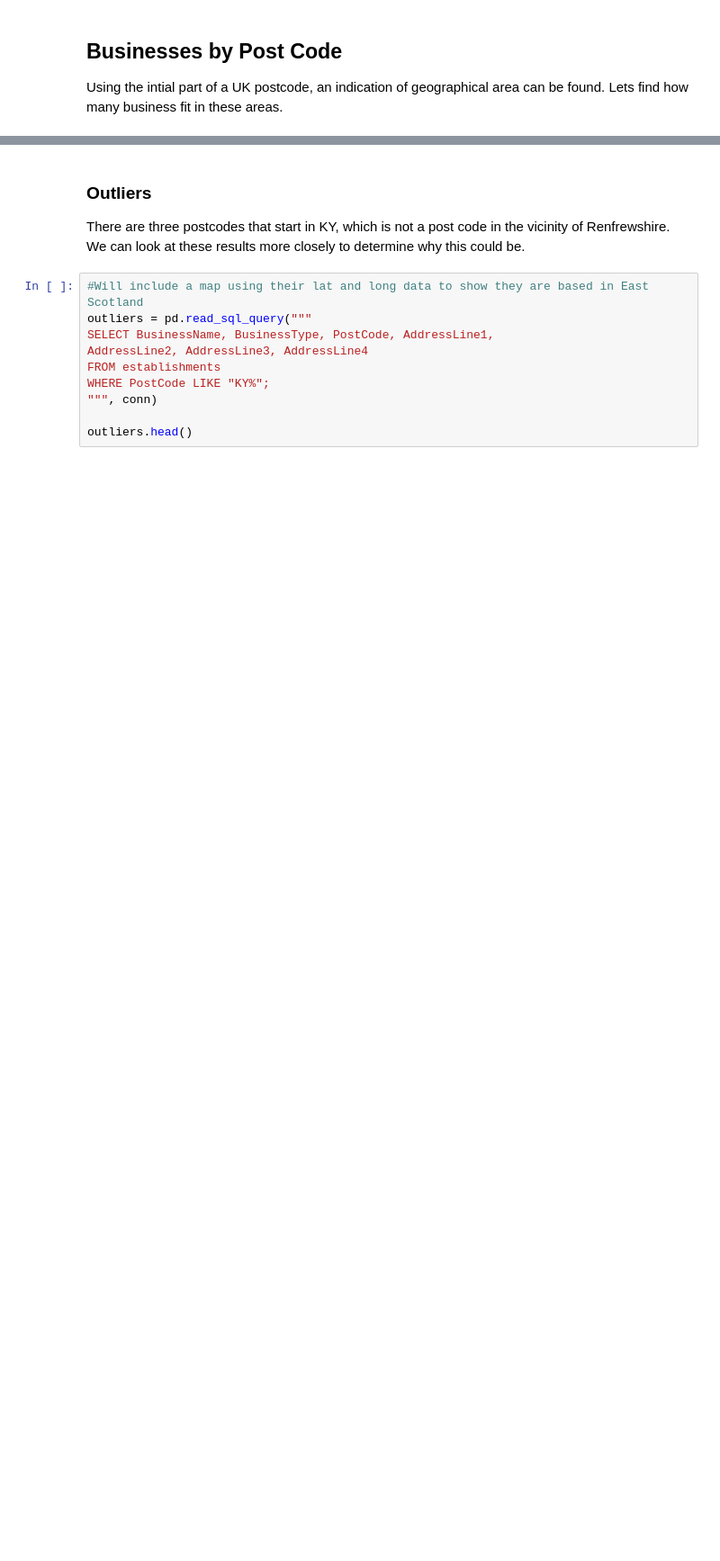
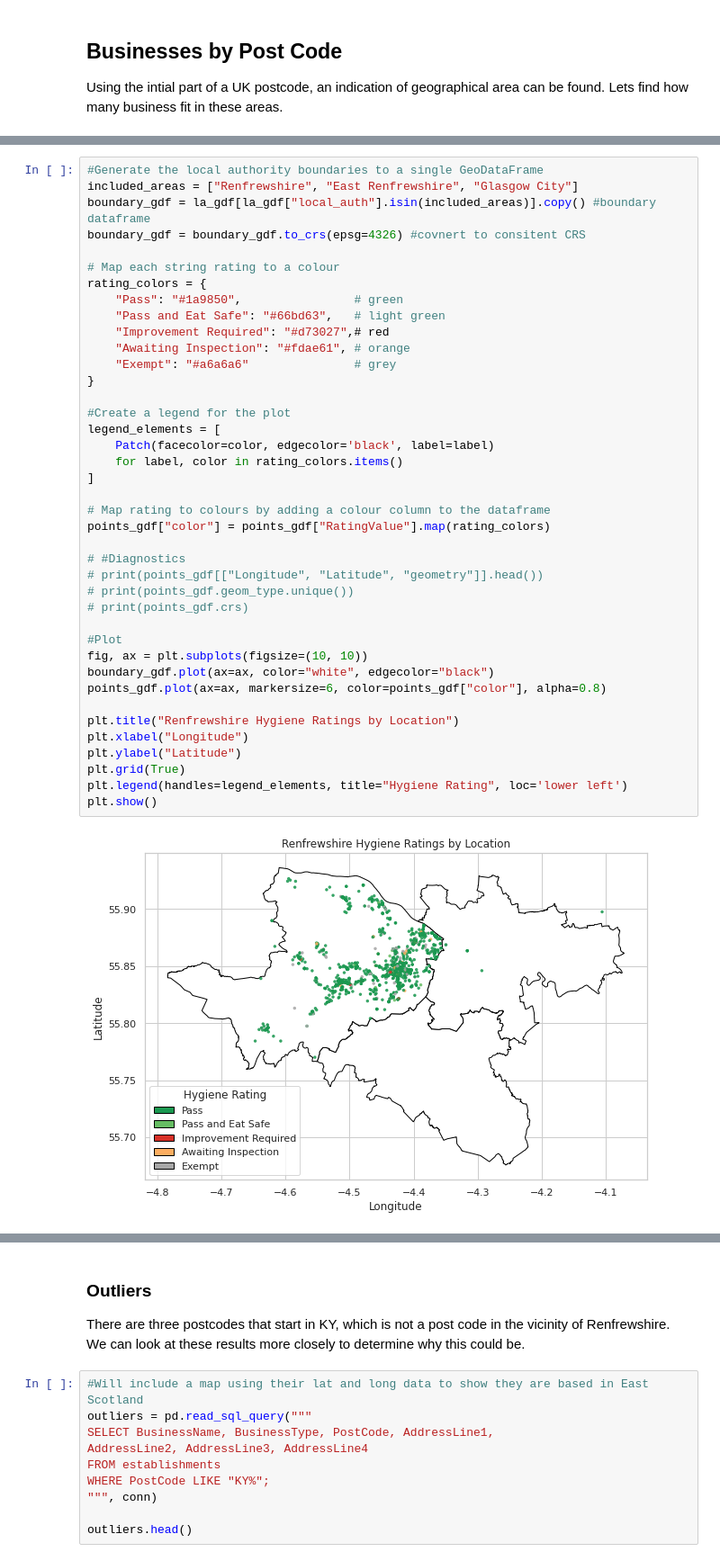
Before and after one commit to Curious-cetacean/renfrewshire_business_insights, a Jupyter notebook: reports/renfrewshire_hygiene_analysis.ipynb, the cells around one changed output, grey strips where cells are left out. Shown at 90% size. Cells and saved outputs as stored; diff of their text form; blank space fills up the shorter version.

```diff
--- a/reports/renfrewshire_hygiene_analysis.ipynb
+++ b/reports/renfrewshire_hygiene_analysis.ipynb
@@ -147,0 +243,42 @@ Passing `palette` without assigning `hue` is deprecated and will be removed in v
+# %%
+#Generate the local authority boundaries to a single GeoDataFrame
+included_areas = ["Renfrewshire", "East Renfrewshire", "Glasgow City"]
+boundary_gdf = la_gdf[la_gdf["local_auth"].isin(included_areas)].copy() #boundary dataframe
+boundary_gdf = boundary_gdf.to_crs(epsg=4326) #covnert to consitent CRS
+
+# Map each string rating to a colour
+rating_colors = {
+    "Pass": "#1a9850",                # green
+    "Pass and Eat Safe": "#66bd63",   # light green
+    "Improvement Required": "#d73027",# red
+    "Awaiting Inspection": "#fdae61", # orange
+    "Exempt": "#a6a6a6"               # grey
+}
+
+#Create a legend for the plot
+legend_elements = [
+    Patch(facecolor=color, edgecolor='black', label=label)
+    for label, color in rating_colors.items()
+]
+
+# Map rating to colours by adding a colour column to the dataframe
+points_gdf["color"] = points_gdf["RatingValue"].map(rating_colors)
+
+# #Diagnostics
+# print(points_gdf[["Longitude", "Latitude", "geometry"]].head())
+# print(points_gdf.geom_type.unique())
+# print(points_gdf.crs)
+
+#Plot
+fig, ax = plt.subplots(figsize=(10, 10))
+boundary_gdf.plot(ax=ax, color="white", edgecolor="black")
+points_gdf.plot(ax=ax, markersize=6, color=points_gdf["color"], alpha=0.8)
+
+plt.title("Renfrewshire Hygiene Ratings by Location")
+plt.xlabel("Longitude")
+plt.ylabel("Latitude")
+plt.grid(True)
+plt.legend(handles=legend_elements, title="Hygiene Rating", loc='lower left')
+plt.show()
+# %% [output]
+[figure, added]
```
Also changed, not shown: parts of 18 cells of this notebook.
